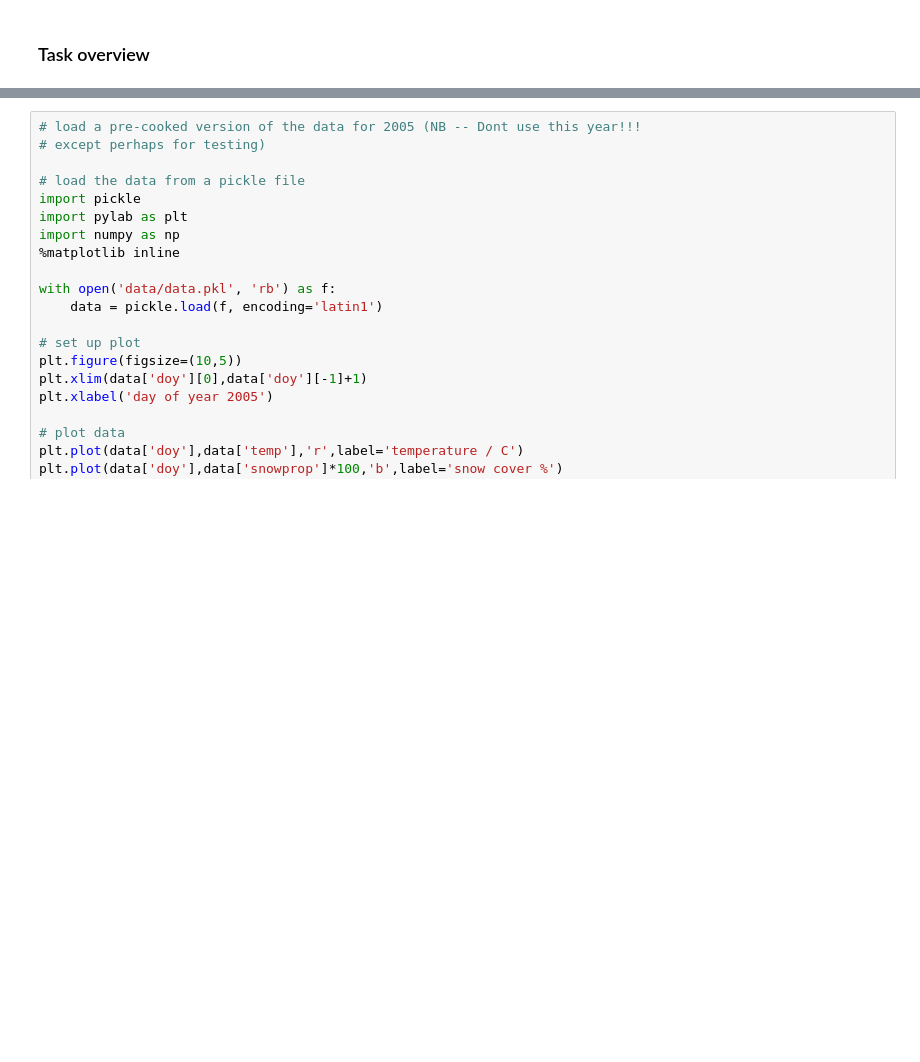
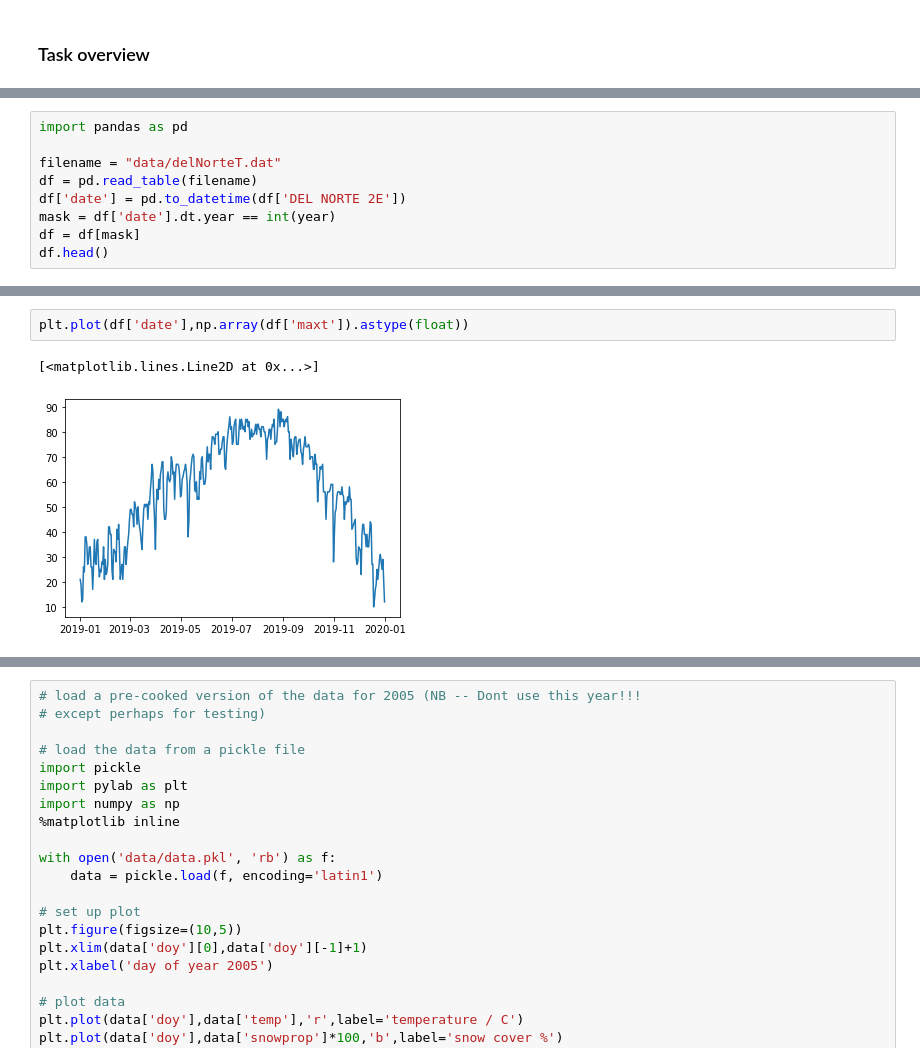
Before and after one commit to UCL-EO/geog0111, a Jupyter notebook: notebooks/A03_Part1.ipynb, the cells around one changed output, grey strips where cells are left out. Cells and saved outputs as stored; diff of their text form; blank space fills up the shorter version.

```diff
--- a/notebooks/A03_Part1.ipynb
+++ b/notebooks/A03_Part1.ipynb
@@ -124,0 +179,9 @@ You only really need the maximum temperature dataset, but you may find the other
+# %%
+import pandas as pd
+
+filename = "data/delNorteT.dat"
+df = pd.read_table(filename)
+df['date'] = pd.to_datetime(df['DEL NORTE 2E'])
+mask = df['date'].dt.year == int(year)
+df = df[mask]
+df.head()
@@ -124,0 +205,5 @@ You only really need the maximum temperature dataset, but you may find the other
+# %%
+plt.plot(df['date'],np.array(df['maxt']).astype(float))
+# %% [output]
+[<matplotlib.lines.Line2D at 0x...>]
+[figure, added]
```
Also changed, not shown: parts of 12 cells of this notebook, 5 other files.
